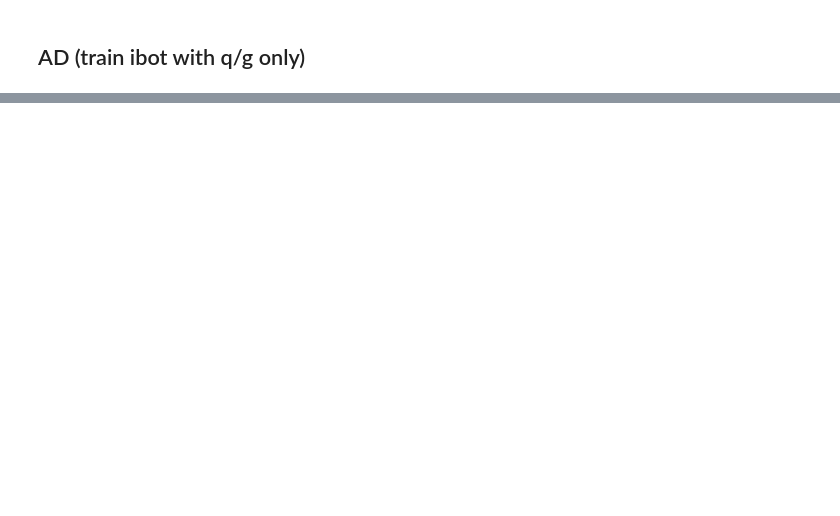
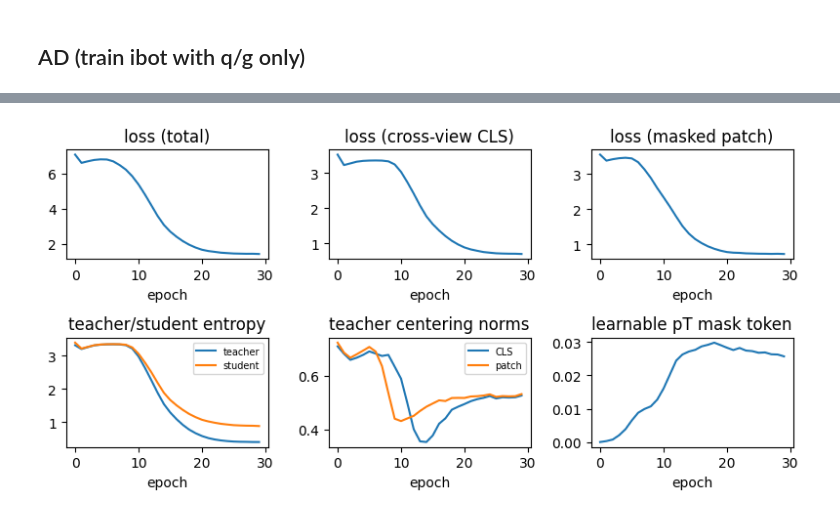
Before and after one commit to hftsoi/ssl_ad, a Jupyter notebook: ibot.ipynb, the cells around one changed output, grey strips where cells are left out. Cells and saved outputs as stored; diff of their text form; code cells hidden in the pictures; blank space fills up the shorter version.

```diff
--- a/ibot.ipynb
+++ b/ibot.ipynb
@@ -208,7 +216,7 @@ class AddClsToken(Layer):
     # add [CLS] token: (batch, n_tokens, d_model) -> (batch, n_tokens+1, d_model)
     def __init__(self, d_model, **kw):
         super().__init__(**kw)
-        self.cls = self.add_weight(name="cls_token", shape=(1, 1, d_model), initializer="zeros", trainable=True)
+        self.cls = self.add_weight("cls_token", shape=(1, 1, d_model), initializer="zeros", trainable=True)
 
     def call(self, x):
         # tile along the batch dimension
@@ -696,7 +736,7 @@ cls, _ = student(x_in)
 mlp = build_mlp(d_model, name="mlp_frozen")
 x_out = mlp(cls)
 model = tf.keras.models.Model(x_in, x_out, name="frozen_backbone_mlp")
-model.compile(optimizer=tf.keras.optimizers.Adam(1e-3),
+model.compile(optimizer=tf.keras.optimizers.legacy.Adam(1e-3),
               loss='categorical_crossentropy',
               metrics=['accuracy'])
 
@@ -706,11 +746,11 @@ x_in = tf.keras.Input((30,4))
 cls, _ = backbone_standalone(x_in)
 x_out = mlp_standalone(cls)
 model_standalone = tf.keras.models.Model(x_in, x_out, name="standalone_backbone_mlp")
-model_standalone.compile(optimizer=tf.keras.optimizers.Adam(1e-3),
+model_standalone.compile(optimizer=tf.keras.optimizers.legacy.Adam(1e-3),
                          loss='categorical_crossentropy',
                          metrics=['accuracy'])
 
 epochs = 30
-batch = 1024
+batch = 256
 model.fit(x_train, y_train, validation_data=(x_val, y_val), epochs=epochs, batch_size=batch)
 model_standalone.fit(x_train, y_train, validation_data=(x_val, y_val), epochs=epochs, batch_size=batch)
@@ -724,7 +783,7 @@ cls, _ = backbone_ft(x_in)
 x_out = mlp_ft(cls)
 model_ft = tf.keras.models.Model(x_in, x_out, name="finetune_backbone_mlp")
 
-model_ft.compile(optimizer=tf.keras.optimizers.Adam(2e-4),
+model_ft.compile(optimizer=tf.keras.optimizers.legacy.Adam(2e-4),
                  loss='categorical_crossentropy',
                  metrics=['accuracy'])
 
@@ -733,7 +792,7 @@ model_ft.fit(x_train, y_train,
              epochs=2, batch_size=batch)
 
 backbone_ft.trainable = False
-model_ft.compile(optimizer=tf.keras.optimizers.Adam(1e-3),
+model_ft.compile(optimizer=tf.keras.optimizers.legacy.Adam(1e-3),
                  loss='categorical_crossentropy',
                  metrics=['accuracy'])
 
@@ -813,9 +919,9 @@ center_patch_ad = tf.Variable(tf.zeros([d_proj]), trainable=False)
 
 history_ibot_2class = train_ibot(x_train=x_train_normal,
                                  epochs=30,
-                                 batch_size=1024,
+                                 batch_size=256,
                                  #optimizer=tf.keras.optimizers.AdamW(learning_rate=1e-3, weight_decay=4e-3),
-                                 optimizer=tf.keras.optimizers.Adam(2e-4),
+                                 optimizer=tf.keras.optimizers.legacy.Adam(2e-4),
                                  ema_tau=0.996,
                                  student=student_ad,
                                  teacher=teacher_ad,
@@ -830,3 +936,4 @@ history_ibot_2class = train_ibot(x_train=x_train_normal,
                                  temp_s=0.1)
 
 plot_ibot_training(history_ibot_2class)
+# %% [output]
@@ -833,2 +957,3 @@ plot_ibot_training(history_ibot_2class)
+[figure, added]
 # %%
 plot_attention(transformer=student_ad, n_heads=n_heads, n_layers=n_layers)
```
Also changed, not shown: parts of 23 cells of this notebook, 1 other file.
